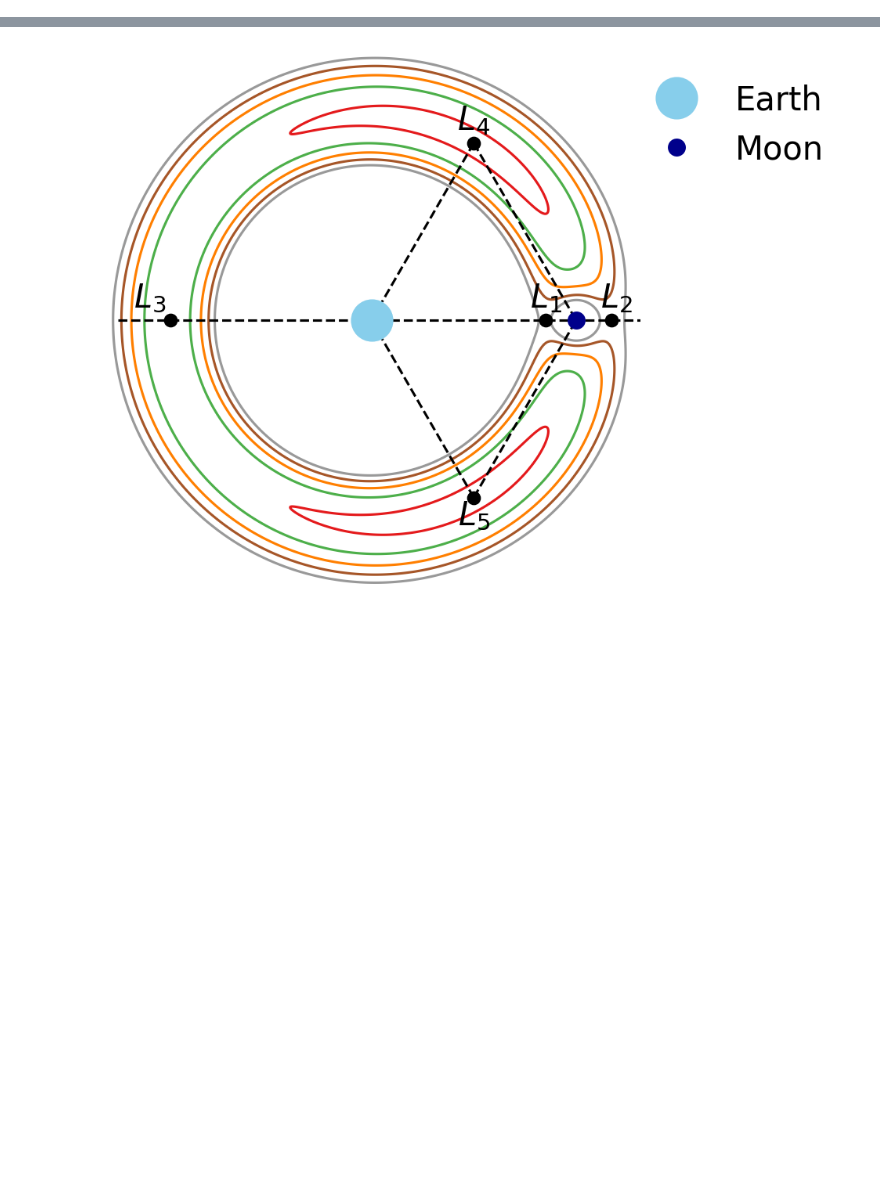
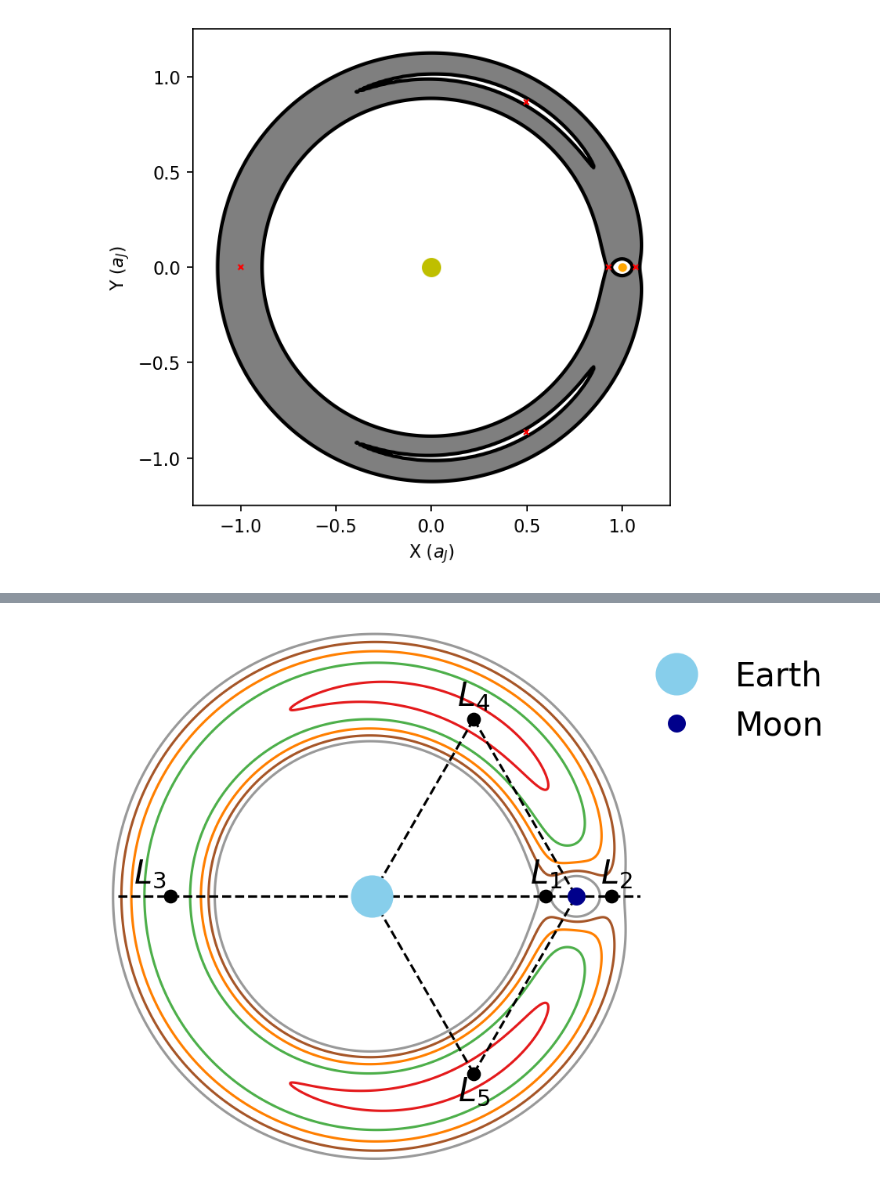
Before and after one commit to saturnaxis/exoplanet-binary, a Jupyter notebook: docs/_sources/Tutorials/planet-packing-stability.ipynb, the cells around one changed output, grey strips where cells are left out. Cells and saved outputs as stored; diff of their text form; code cells hidden in the pictures; blank space fills up the shorter version.

```diff
--- a/docs/_sources/Tutorials/planet-packing-stability.ipynb
+++ b/docs/_sources/Tutorials/planet-packing-stability.ipynb
@@ -77,0 +82,66 @@ Interior to the gray contours lie regions where either the Earth or Moon dominat
+# %%
+import numpy as np
+import matplotlib.pyplot as plt
+import matplotlib.cm as cm
+import matplotlib.colors as colors
+
+def pseudo_pot(x,y,mu):
+	sign = 1
+	if mu >= 0.5:
+		sign = -1 #flip the sign to maintain orientation
+	ro = np.sqrt((x+sign*mu)**2+y**2)
+	r1 = np.sqrt((x-sign*(1.-mu))**2+y**2)
+	U = (1.-mu)/ro + mu/r1 + (x**2+y**2)/2.
+	return 2.*U
+
+def calc_ZVC(rho):
+	CK = mu + 2.*mu*rho  + (1.-mu)/rho + 2.*mu/(1.+rho) + 2.*np.sqrt(rho*(1.-mu)) + mu*(1.-mu)
+	return CK
+
+mu = 0.999
+alpha = 1 - mu
+rho = 0.0329
+C1 = calc_ZVC(rho)
+
+if mu <=0.5:
+	L1 = (mu/3.)**(1./3)
+	L3 = -(1.+(5*mu/12.))
+else:
+	L1 = (alpha/3.)**(1./3)
+	L3 = -(1.+(5*alpha/12.))
+
+cmap = cm.gnuplot
+my_cmap = cm.get_cmap(cmap)
+norm = colors.Normalize(0,1)
+cmmapable = cm.ScalarMappable(norm,my_cmap)
+cmmapable.set_array(range(0,1))
+my_cmap.set_under('k')
+
+x_color='r'
+ms = 3
+
+X = np.arange(-1.5,1.5,0.01)
+Y = np.arange(-1.5,1.5,0.01)
+xx,yy = np.meshgrid(X,Y)
+Z = pseudo_pot(xx,yy,mu)
+
+fig = plt.figure(1,figsize=(5,5),dpi=150)
+ax = fig.add_subplot(111,aspect='equal')
+
+ax.contourf(X,Y,Z,levels=[3,C1],cmap=cm.binary)
+ax.contour(X,Y,Z,levels=[3,C1],colors='k',linestyles='solid',linewidths=2)
+
+ax.plot(-(1-mu),0,'y.',ms=20)
+ax.plot(mu,0,'.',color='orange',ms=8)
+ax.plot(1-L1,0,'x',color=x_color,ms=ms)
+ax.plot(1+L1,0,'x',color=x_color,ms=ms)
+ax.plot(L3,0,'x',color=x_color,ms=ms)
+ax.plot(0.5 - alpha,np.sqrt(3.)/2.,'x',color=x_color,ms=ms) # for $mu <= 0.5 this should be 0.5 - mu
+ax.plot(0.5 - alpha,-np.sqrt(3.)/2.,'x',color=x_color,ms=ms)
+
+ax.set_xlim(-1.25,1.25)
+ax.set_ylim(-1.25,1.25)
+ax.set_ylabel("Y $(a_J)$")
+ax.set_xlabel("X $(a_J)$");
+# %% [output]
+[figure, added]
```
Also changed, not shown: parts of 4 cells of this notebook, 3 other files.
